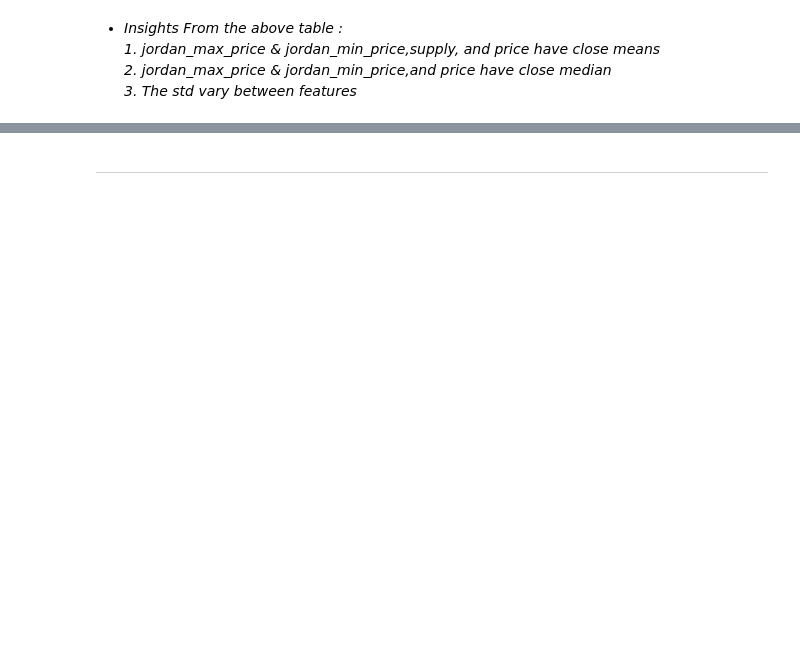
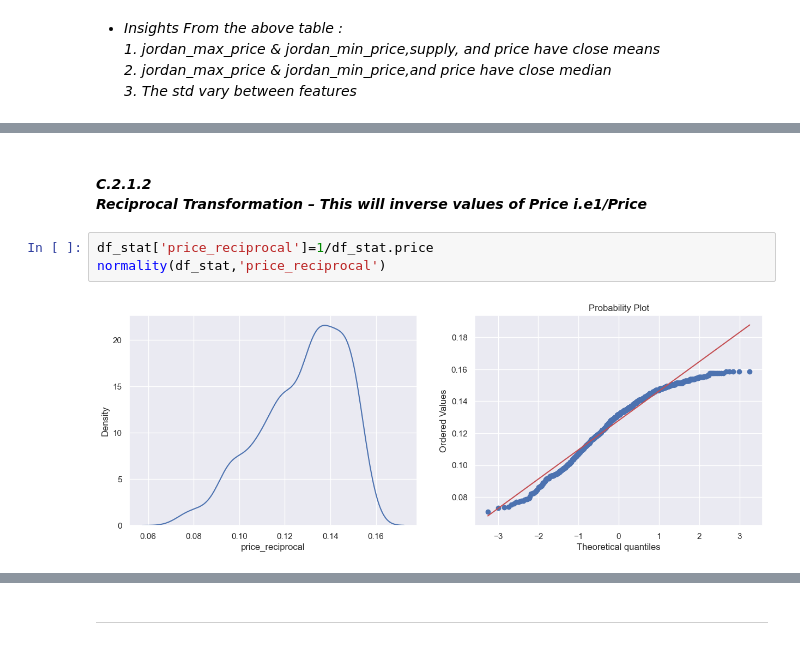
Before and after one commit to omars1234/Siteck, a Jupyter notebook: Pyhton_Projects/Pepper _Price_Analysis/notebooks/Data_Preperation_and_expoloration.ipynb, the cells around one changed output, grey strips where cells are left out. Drawn from its saved outputs; the diff is of its cells as text; blank space fills up the shorter version.

```diff
--- a/Pyhton_Projects/Pepper _Price_Analysis/notebooks/Data_Preperation_and_expoloration.ipynb
+++ b/Pyhton_Projects/Pepper _Price_Analysis/notebooks/Data_Preperation_and_expoloration.ipynb
@@ -213,0 +260,7 @@ pd.DataFrame(df.describe().T)
+# %% [markdown]
+#### *C.2.1.2<BR>* *Reciprocal Transformation – This will inverse values of Price i.e1/Price*
+# %%
+df_stat['price_reciprocal']=1/df_stat.price
+normality(df_stat,'price_reciprocal')
+# %% [output]
+[figure, added]
```
Also changed, not shown: parts of 52 cells of this notebook.
